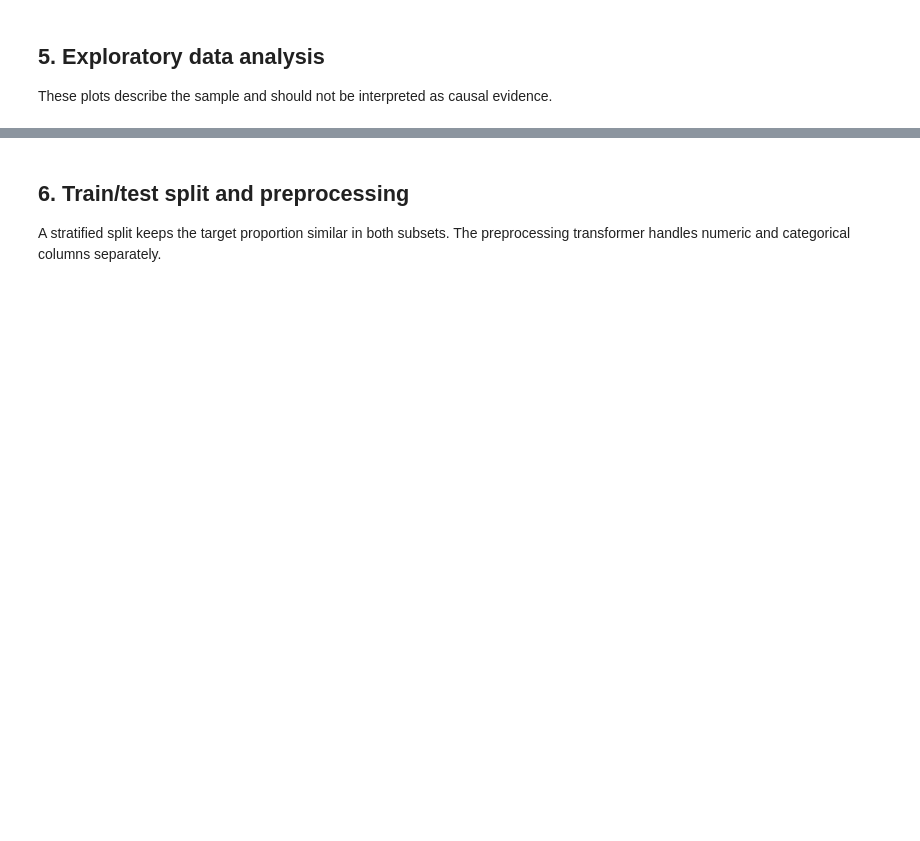
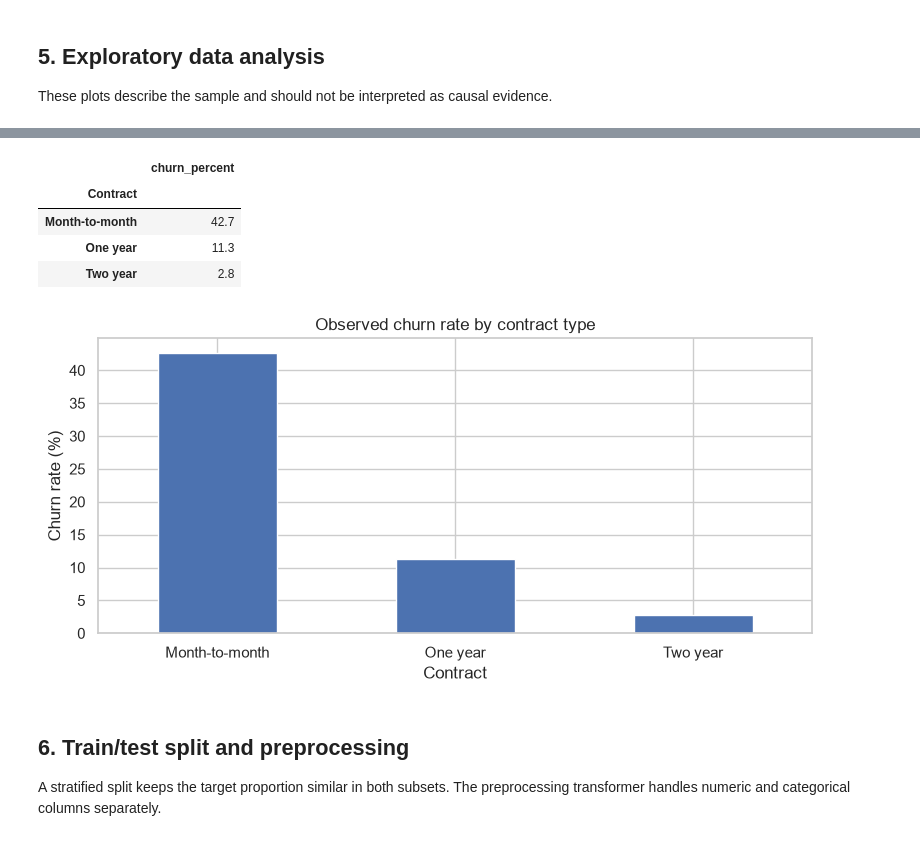
Before and after one commit to protik-deb/customer-churn-prediction, a Jupyter notebook: notebooks/customer_churn_analysis.ipynb, the cells around one changed output, grey strips where cells are left out. Cells and saved outputs as stored; diff of their text form; code cells hidden in the pictures; blank space fills up the shorter version.

```diff
--- a/notebooks/customer_churn_analysis.ipynb
+++ b/notebooks/customer_churn_analysis.ipynb
@@ -84,5 +199,26 @@ fig, axes = plt.subplots(1, 2, figsize=(13, 4))sns.boxplot(data=data, x="Churn",
 # %%
-churn_by_contract = (    data.groupby("Contract", observed=False)["Churn"]    .mean()    .sort_values(ascending=False)    .mul(100))display(churn_by_contract.rename("churn_percent").round(1).to_frame())ax = churn_by_contract.plot(kind="bar", figsize=(8, 4))ax.set_title("Observed churn rate by contract type")ax.set_xlabel("Contract")ax.set_ylabel("Churn rate (%)")ax.tick_params(axis="x", rotation=0)plt.tight_layout()plt.show()
+churn_by_contract = (
+    data.groupby("Contract", observed=False)["Churn"]
+    .mean()
+    .sort_values(ascending=False)
+    .mul(100)
+)
+display(churn_by_contract.rename("churn_percent").round(1).to_frame())
+
+ax = churn_by_contract.plot(kind="bar", figsize=(8, 4))
+ax.set_title("Observed churn rate by contract type")
+ax.set_xlabel("Contract")
+ax.set_ylabel("Churn rate (%)")
+ax.tick_params(axis="x", rotation=0)
+plt.tight_layout()
+plt.show()
+# %% [output]
+|  | churn_percent |
+| Contract |  |
+| Month-to-month | 42.7 |
+| One year | 11.3 |
+| Two year | 2.8 |
+[figure, added]
 # %% [markdown]
 ## 6. Train/test split and preprocessing
 
```
Also changed, not shown: parts of 10 cells of this notebook.
